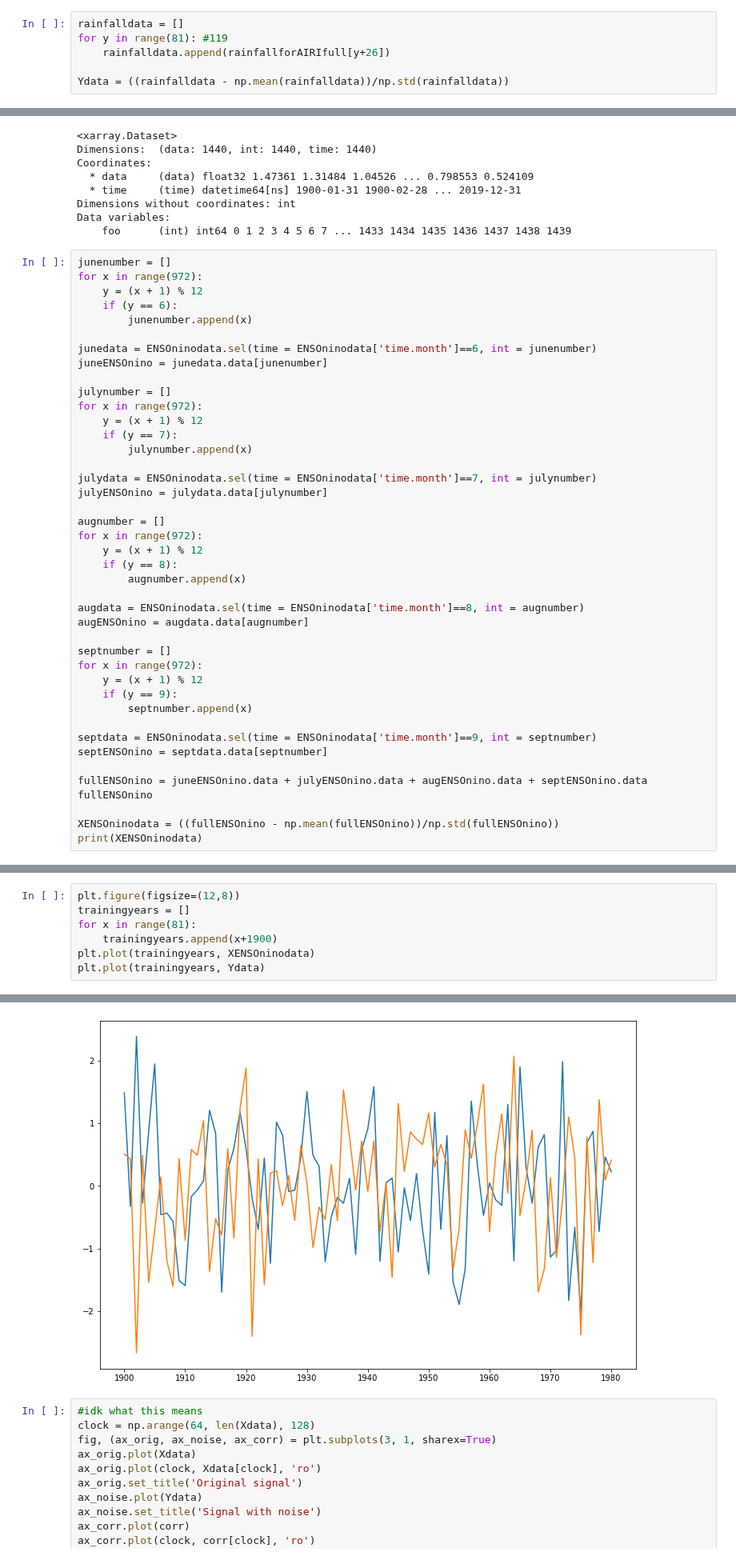
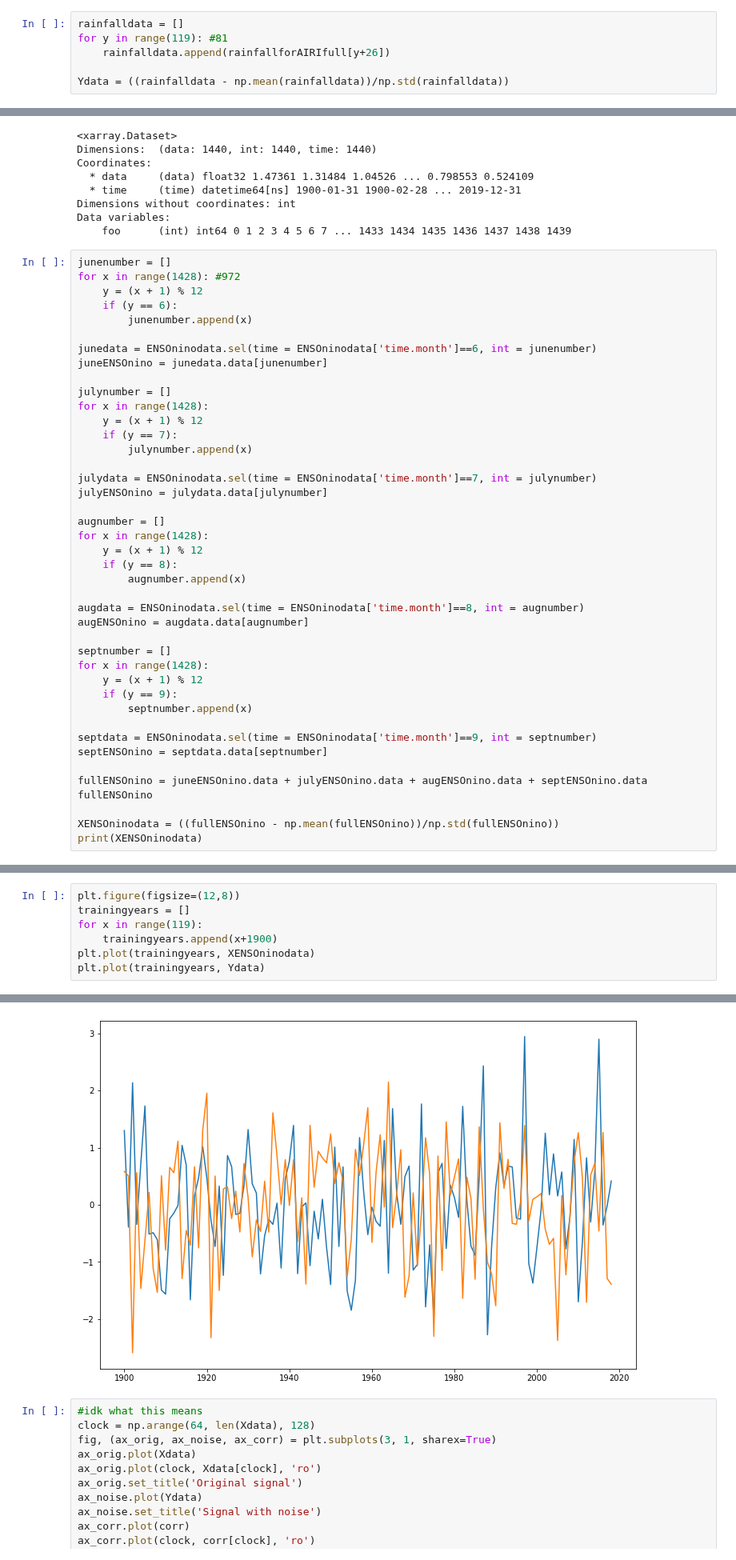
Before and after one commit to medhap02/AllIndiaRainfall, a Jupyter notebook: src/ISM_TestingModesCrossCorrelation.ipynb, the cells around one changed output, grey strips where cells are left out. Shown at 80% size. Cells and saved outputs as stored; diff of their text form.

Commit message:
cross correlation chart

```diff
--- a/src/ISM_TestingModesCrossCorrelation.ipynb
+++ b/src/ISM_TestingModesCrossCorrelation.ipynb
@@ -110,7 +110,7 @@ array([ 848.7999 ,  913.6    ,  757.30005,  974.5    ,  929.7    ,
         844.9    ], dtype=float32)
 # %%
 rainfalldata = []
-for y in range(81): #119
+for y in range(119): #81
     rainfalldata.append(rainfallforAIRIfull[y+26])
 
 Ydata = ((rainfalldata - np.mean(rainfalldata))/np.std(rainfalldata))
@@ -344,7 +344,7 @@ Data variables:
     foo      (int) int64 0 1 2 3 4 5 6 7 ... 1433 1434 1435 1436 1437 1438 1439
 # %%
 junenumber = []
-for x in range(972):
+for x in range(1428): #972
     y = (x + 1) % 12
     if (y == 6):
         junenumber.append(x)
@@ -353,7 +353,7 @@ junedata = ENSOninodata.sel(time = ENSOninodata['time.month']==6, int = junenumb
 juneENSOnino = junedata.data[junenumber]
 
 julynumber = []
-for x in range(972):
+for x in range(1428):
     y = (x + 1) % 12
     if (y == 7):
         julynumber.append(x)
@@ -362,7 +362,7 @@ julydata = ENSOninodata.sel(time = ENSOninodata['time.month']==7, int = julynumb
 julyENSOnino = julydata.data[julynumber]
 
 augnumber = []
-for x in range(972):
+for x in range(1428):
     y = (x + 1) % 12
     if (y == 8):
         augnumber.append(x)
@@ -371,7 +371,7 @@ augdata = ENSOninodata.sel(time = ENSOninodata['time.month']==8, int = augnumber
 augENSOnino = augdata.data[augnumber]
 
 septnumber = []
-for x in range(972):
+for x in range(1428):
     y = (x + 1) % 12
     if (y == 9):
         septnumber.append(x)
@@ -408,13 +419,13 @@ print(ENSocorr)
 # %%
 plt.figure(figsize=(12,8))
 trainingyears = []
-for x in range(81):
+for x in range(119):
     trainingyears.append(x+1900)
 plt.plot(trainingyears, XENSOninodata)
 plt.plot(trainingyears, Ydata)
 # %% [output]
 [<matplotlib.lines.Line2D at 0x...>]
-[figure, old version]
+[figure, new version]
 # %%
 #idk what this means
 clock = np.arange(64, len(Xdata), 128)
```
Also changed, not shown: parts of 3 cells of this notebook, 1 other file.
